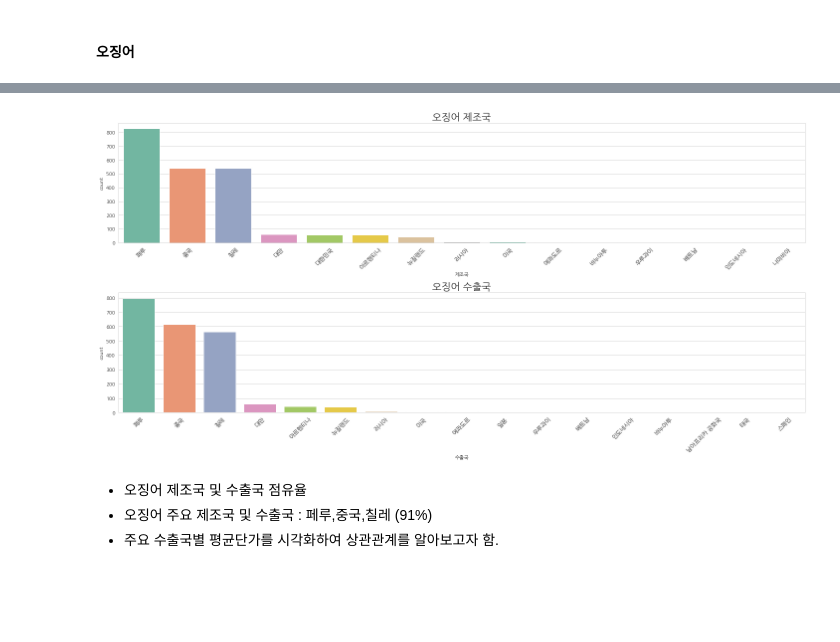
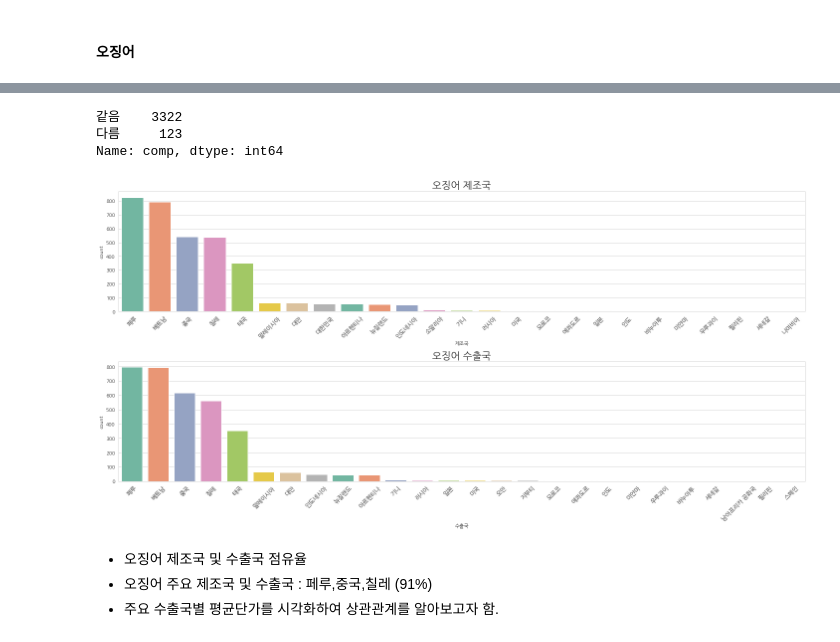
Before and after one commit to Yeony54/Project_Seafood_Import_Price_Prediction, a Jupyter notebook: 1. 제공데이터 EDA (수정).ipynb, the cells around one changed output, grey strips where cells are left out. Cells and saved outputs as stored; diff of their text form; code cells hidden in the pictures; blank space fills up the shorter version.

```diff
--- a/1. 제공데이터 EDA (수정).ipynb
+++ b/1. 제공데이터 EDA (수정).ipynb
@@ -523,2 +402,27 @@ Name: 어종, Length: 69, dtype: int64
 # %% [markdown]
 #### 오징어
+# %%
+# 오징어만 분류
+is_squid = df_train['상세어종'].str.contains("오징어",na=False)
+df_squid = df_train[is_squid]
+# %%
+# 오징어 제조국과 수출국 동일 여부 판단
+
+df_squid.loc[df_squid['제조국']==df_squid['수출국'], "comp"] = '같음'
+df_squid.loc[df_squid['제조국']!=df_squid['수출국'], "comp"] = '다름'
+
+# 오징어 상세어종 및 수입형태 분포
+
+plt.figure(figsize=(20, 10))
+
+plt.subplot(121)
+sns.countplot(df_squid['상세어종'].astype('str').sort_values(), palette=color_palette, order= df_squid['상세어종'].astype('str').value_counts().index)
+plt.xticks(rotation=45, fontsize=12)
+plt.title('오징어 상세어종', fontsize=title_size)
+
+plt.subplot(122)
+sns.countplot(df_squid['수입형태'].astype('str').sort_values(), palette=color_palette, order= df_squid['수입형태'].astype('str').value_counts().index)
+plt.xticks(rotation=45, fontsize=12)
+plt.title('오징어 수입형태', fontsize=title_size)
+
+plt.tight_layout()
@@ -567,24 +482,32 @@ df_train[df_train['상세어종']=='오징어']['수출국'].value_counts()/sum(
 스페인          0.000465
 Name: 수출국, dtype: float64
+# %%
+# 제조국, 수출국 다른곳 찾기
+
+print(df_squid['comp'].value_counts())
+# %% [output]
+같음    3322
+다름     123
+Name: comp, dtype: int64
 # %%
 # 오징어 제조국
 
 plt.figure(figsize=(20, 10))
 
 plt.subplot(211)
-sns.countplot(df_train[df_train['상세어종']=='오징어']['제조국'].astype('str').sort_values(), palette=color_palette, order = df_train[df_train['상세어종']=='오징어']['제조국'].astype('str').value_counts().index)
+sns.countplot(df_squid['제조국'].astype('str').sort_values(), palette=color_palette, order = df_squid['제조국'].astype('str').value_counts().index)
 plt.xticks(rotation=45, fontsize=12)
 plt.title('오징어 제조국', fontsize=title_size)
 
 # 오징어 수출국
 
 plt.subplot(212)
-sns.countplot(df_train[df_train['상세어종']=='오징어']['수출국'].astype('str').sort_values(), palette=color_palette, order = df_train[df_train['상세어종']=='오징어']['수출국'].astype('str').value_counts().index)
+sns.countplot(df_squid['수출국'].astype('str').sort_values(), palette=color_palette, order = df_squid['수출국'].astype('str').value_counts().index)
 plt.xticks(rotation=45, fontsize=12)
 plt.title('오징어 수출국', fontsize=title_size)
 
 plt.tight_layout()
 # %% [output]
-[figure, old version]
+[figure, new version]
 # %% [markdown]
 - 오징어 제조국 및 수출국 점유율
```
Also changed, not shown: parts of 78 cells of this notebook.
